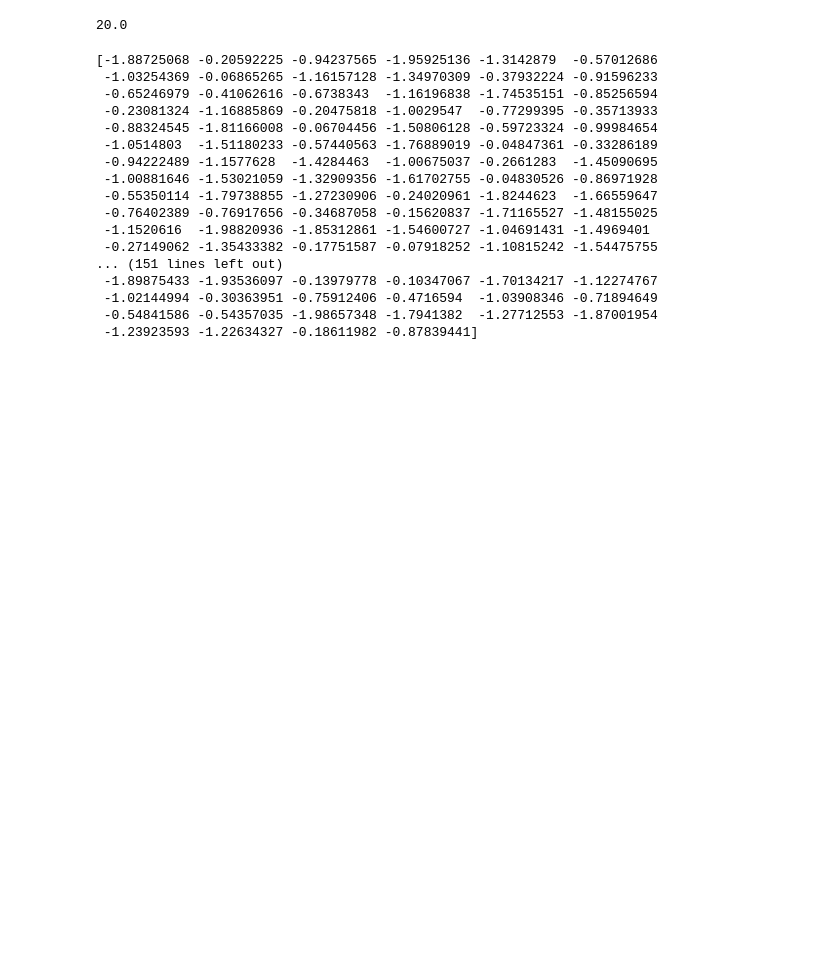
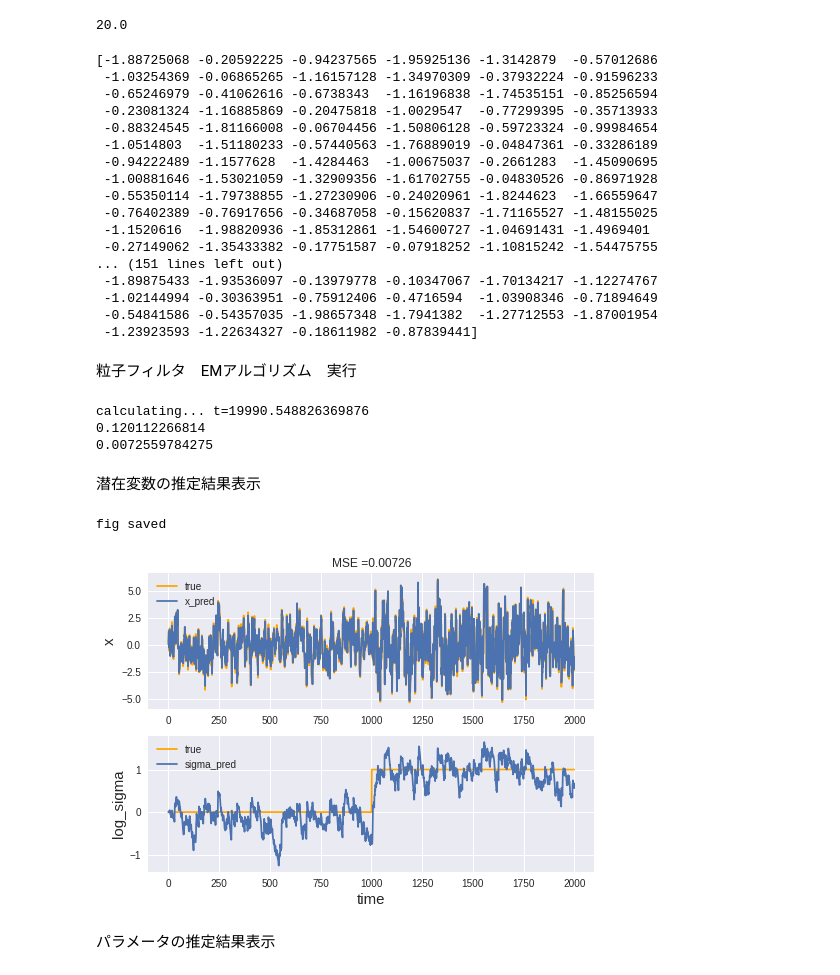
Before and after one commit to taratara0719/sssm, a Jupyter notebook: a.ipynb, the cells around one changed output. Cells and saved outputs as stored; diff of their text form; code cells hidden in the pictures; blank space fills up the shorter version.

```diff
--- a/a.ipynb
+++ b/a.ipynb
@@ -242,0 +437,51 @@ print(v_noise[0])
+# %% [markdown]
+粒子フィルタ　EMアルゴリズム　実行
+# %%
+x = np.genfromtxt(fname='../data/garch_hid_states.txt', delimiter=',')
+y = np.genfromtxt(fname='../data/garch_obs_states.txt', delimiter=',')
+
+pf = ParticleFilter(y, 10000)
+pf.simulate()
+
+print(pf.phi1_[-1])
+print(pf.phi2_[-1])
+mse = np.mean((y - pf.x_mean_[1:])**2)
+print(mse)
+# %% [output]
+calculating... t=19990.548826369876
+0.120112266814
+0.0072559784275
+# %% [markdown]
+潜在変数の推定結果表示
+# %%
+true_x = np.genfromtxt(fname='../data/garch_hid_states.txt', delimiter=',')
+
+plt.subplot(2, 1, 1)
+plt.ylabel("x", fontsize=15)
+plt.tick_params(labelsize=10)
+plt.plot(true_x[:, 0], label='true', color='orange')
+plt.plot(pf.get_filtered_value(0), label='x_pred')
+# for t in range(T):
+#     plt.scatter(np.ones(self.n_particle)*t, self.x[0, t], color="r", s=0.1, alpha=0.01)
+
+plt.title("MSE ={0:.5f}".format(mse))
+plt.legend()
+
+plt.subplot(2, 1, 2)
+plt.xlabel("time", fontsize=15)
+plt.ylabel("log_sigma", fontsize=15)
+plt.tick_params(labelsize=10)
+plt.plot(true_x[:, 2], label='true',color='orange')
+plt.plot(pf.get_filtered_value(2),label='sigma_pred')
+# for t in range(T):
+#     plt.scatter(np.ones(self.n_particle)*t, self.x[2, t], color="r", s=0.1, alpha=0.01)
+plt.legend()
+
+plt.savefig('../fig/particle_ar2_pred.png')
+print('fig saved')
+plt.show()
+# %% [output]
+fig saved
+[figure, added]
+# %% [markdown]
+パラメータの推定結果表示
```
Also changed, not shown: parts of 3 cells of this notebook, 2 other files.
